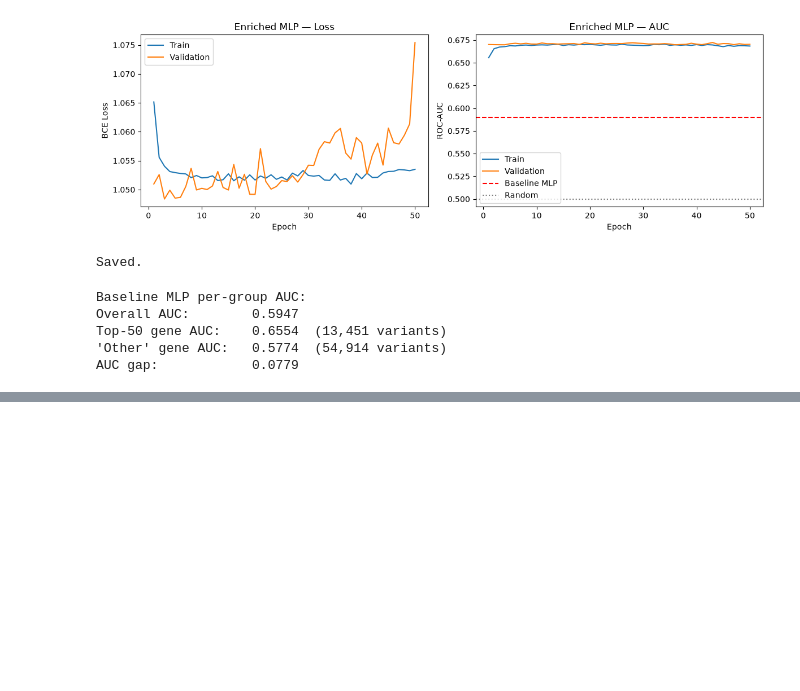
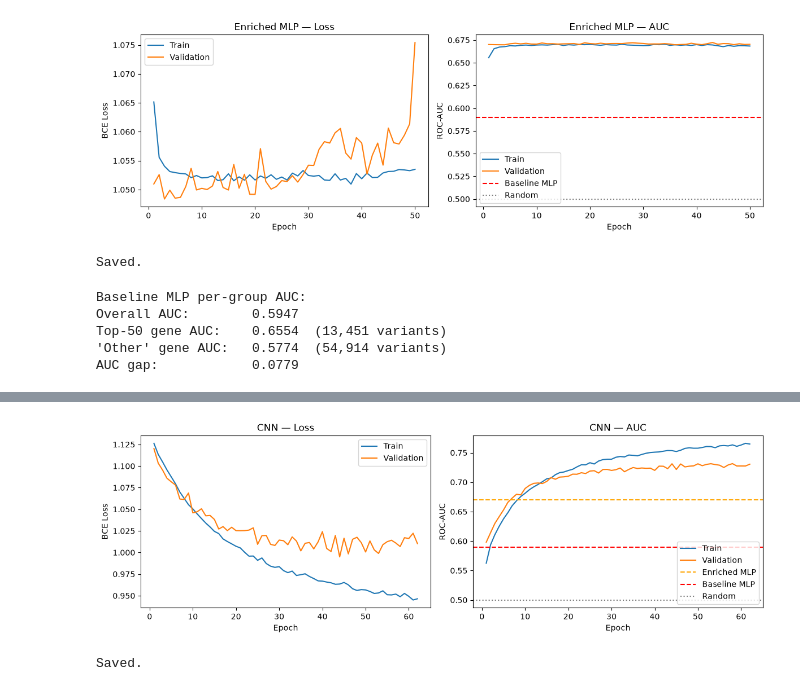
Before and after one commit to jorai-thomas/clinvar-classifier, a Jupyter notebook: notebooks/03_model.ipynb, the cells around one changed output, grey strips where cells are left out. Drawn from its saved outputs; the diff is of its cells as text; code cells hidden in the pictures; blank space fills up the shorter version.

```diff
--- a/notebooks/03_model.ipynb
+++ b/notebooks/03_model.ipynb
@@ -729,0 +782,12 @@ AUC gap:            0.0779
+# %%
+from Bio import SeqIO
+
+# Build genome index — creates hg38.fa.idx on disk
+# This takes a few minutes but only needs to run once
+genome_path = str(config.RAW_DIR / "hg38.fa")
+print("Indexing reference genome...")
+genome = SeqIO.index(genome_path, "fasta")
+print(f"Done. Chromosomes available: {len(genome)}")
+print(f"\nFirst 10 chromosome names:")
+for i, key in enumerate(list(genome.keys())[:10]):
+    print(f"  {key}")
@@ -729,0 +1299,29 @@ AUC gap:            0.0779
+# %%
+fig, (ax1, ax2) = plt.subplots(1, 2, figsize=(12, 4))
+
+epochs = range(1, len(history_cnn['train_loss']) + 1)
+
+ax1.plot(epochs, history_cnn['train_loss'], label='Train')
+ax1.plot(epochs, history_cnn['val_loss'], label='Validation')
+ax1.set_title('CNN — Loss')
+ax1.set_xlabel('Epoch')
+ax1.set_ylabel('BCE Loss')
+ax1.legend()
+
+ax2.plot(epochs, history_cnn['train_auc'], label='Train')
+ax2.plot(epochs, history_cnn['val_auc'], label='Validation')
+ax2.axhline(y=0.67, color='orange', linestyle='--', label='Enriched MLP')
+ax2.axhline(y=0.59, color='red', linestyle='--', label='Baseline MLP')
+ax2.axhline(y=0.5, color='gray', linestyle=':', label='Random')
+ax2.set_title('CNN — AUC')
+ax2.set_xlabel('Epoch')
+ax2.set_ylabel('ROC-AUC')
+ax2.legend()
+
+plt.tight_layout()
+fig.savefig(config.FIGURES_DIR / "cnn_training.png", dpi=150, bbox_inches='tight')
+plt.show()
+print("Saved.")
+# %% [output]
+[figure, added]
+Saved.
```
Also changed, not shown: parts of 15 cells of this notebook, 5 other files.
